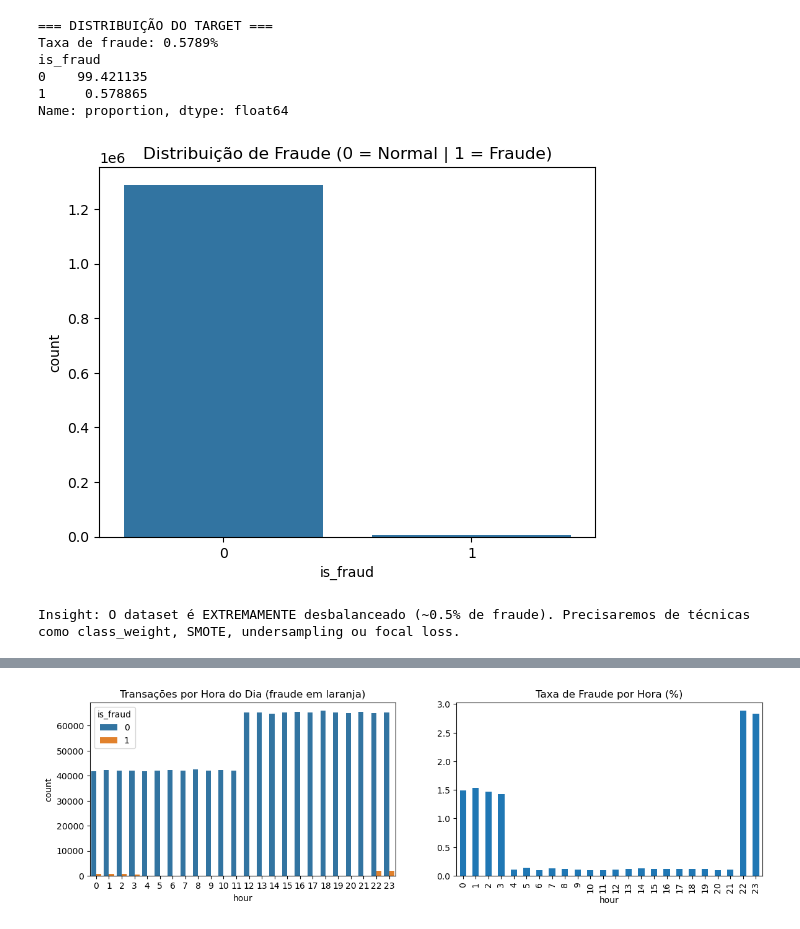
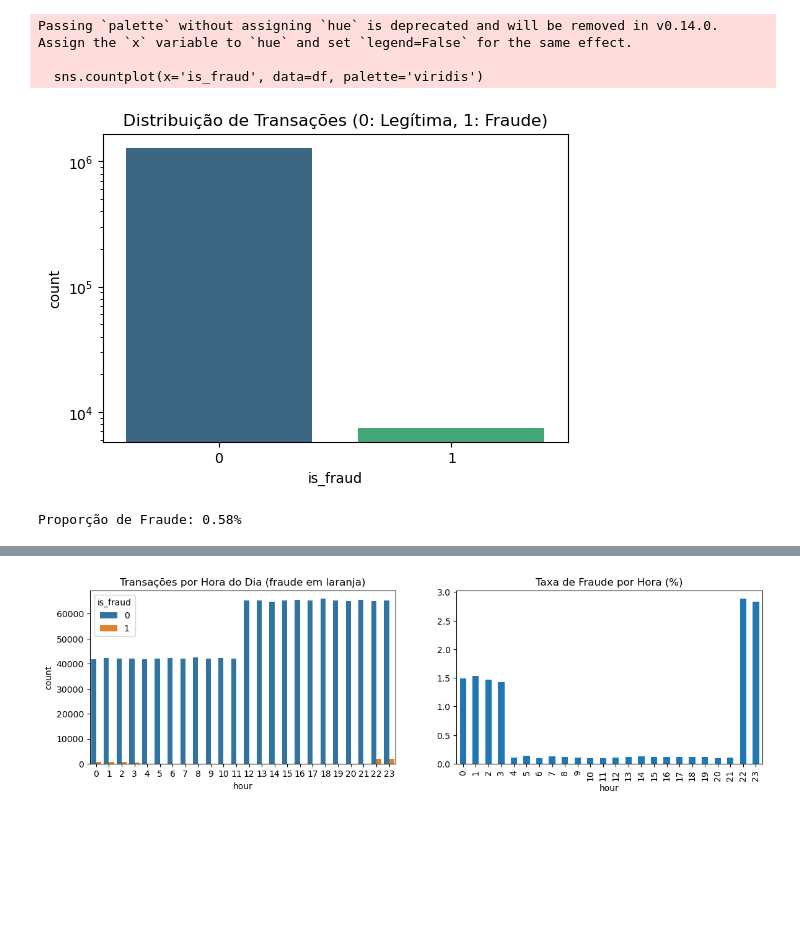
Before and after one commit to JpLimags/fraud_detection, a Jupyter notebook: notebooks/01_eda.ipynb, the cells around one changed output, grey strips where cells are left out. Saved outputs shown, nothing was run; the diff lists cells and outputs as text; code cells hidden in the pictures; blank space fills up the shorter version.

```diff
--- a/notebooks/01_eda.ipynb
+++ b/notebooks/01_eda.ipynb
@@ -73,18 +71,15 @@ print(f"📊 Dataset carregado: {df.shape[0]:,} linhas e {df.shape[1]} colunas."
 # %%
-# ======================== 2. VISÃO GERAL DOS DADOS ========================
-print("=== INFO GERAL ===")
-df.info()
+# Resumo rápido da qualidade dos dados
+info_summary = {
+    "Nulos": df.isnull().sum().sum(),
+    "Duplicados": df.duplicated().sum(),
+    "Memória (MB)": round(df.memory_usage(deep=True).sum() / (1024**2), 2)
+}
 
-print("\n=== 5 primeiras linhas ===")
-display(df.head())
+print("📋 Resumo de Qualidade:")
+for k, v in info_summary.items():
+    print(f"- {k}: {v}")
 
-print("\n=== Valores nulos ===")
-print(df.isnull().sum().sum())  # Deve ser 0
-
-print("\n=== Duplicatas ===")
-print(df.duplicated().sum())   # Normalmente 0
-
-# Coluna inútil
-df.drop(columns=['Unnamed: 0'], inplace=True)
-print("Coluna 'Unnamed: 0' removida.")
+# Visualização das primeiras linhas
+df.head()
 # %% [output]
@@ -121,23 +97,15 @@ Coluna 'Unnamed: 0' removida.
 # %%
-# ======================== 3. ANÁLISE DO TARGET (is_fraud) ========================
-print("=== DISTRIBUIÇÃO DO TARGET ===")
-fraud_rate = df['is_fraud'].mean() * 100
-print(f"Taxa de fraude: {fraud_rate:.4f}%")
-print(df['is_fraud'].value_counts(normalize=True) * 100)
-
-sns.countplot(data=df, x='is_fraud')
-plt.title('Distribuição de Fraude (0 = Normal | 1 = Fraude)')
+plt.figure(figsize=(6, 4))
+sns.countplot(x='is_fraud', data=df, palette='viridis')
+plt.title('Distribuição de Transações (0: Legítima, 1: Fraude)')
+plt.yscale('log') # Escala logarítmica para visualizar a minoria
 plt.show()
 
-print("\nInsight: O dataset é EXTREMAMENTE desbalanceado (~0.5% de fraude). "
-      "Precisaremos de técnicas como class_weight, SMOTE, undersampling ou focal loss.")
+print(f"Proporção de Fraude: {df['is_fraud'].mean()*100:.2f}%")
 # %% [output]
-=== DISTRIBUIÇÃO DO TARGET ===
-Taxa de fraude: 0.5789%
-is_fraud
-0    99.421135
-1     0.578865
-Name: proportion, dtype: float64
+Passing `palette` without assigning `hue` is deprecated and will be removed in v0.14.0. Assign the `x` variable to `hue` and set `legend=False` for the same effect.
+
+  sns.countplot(x='is_fraud', data=df, palette='viridis')
-[figure, old version]
+[figure, new version]
-Insight: O dataset é EXTREMAMENTE desbalanceado (~0.5% de fraude). Precisaremos de técnicas como class_weight, SMOTE, undersampling ou focal loss.
+Proporção de Fraude: 0.58%
 # %%
```
Also changed, not shown: parts of 25 cells of this notebook, 3 other files.
